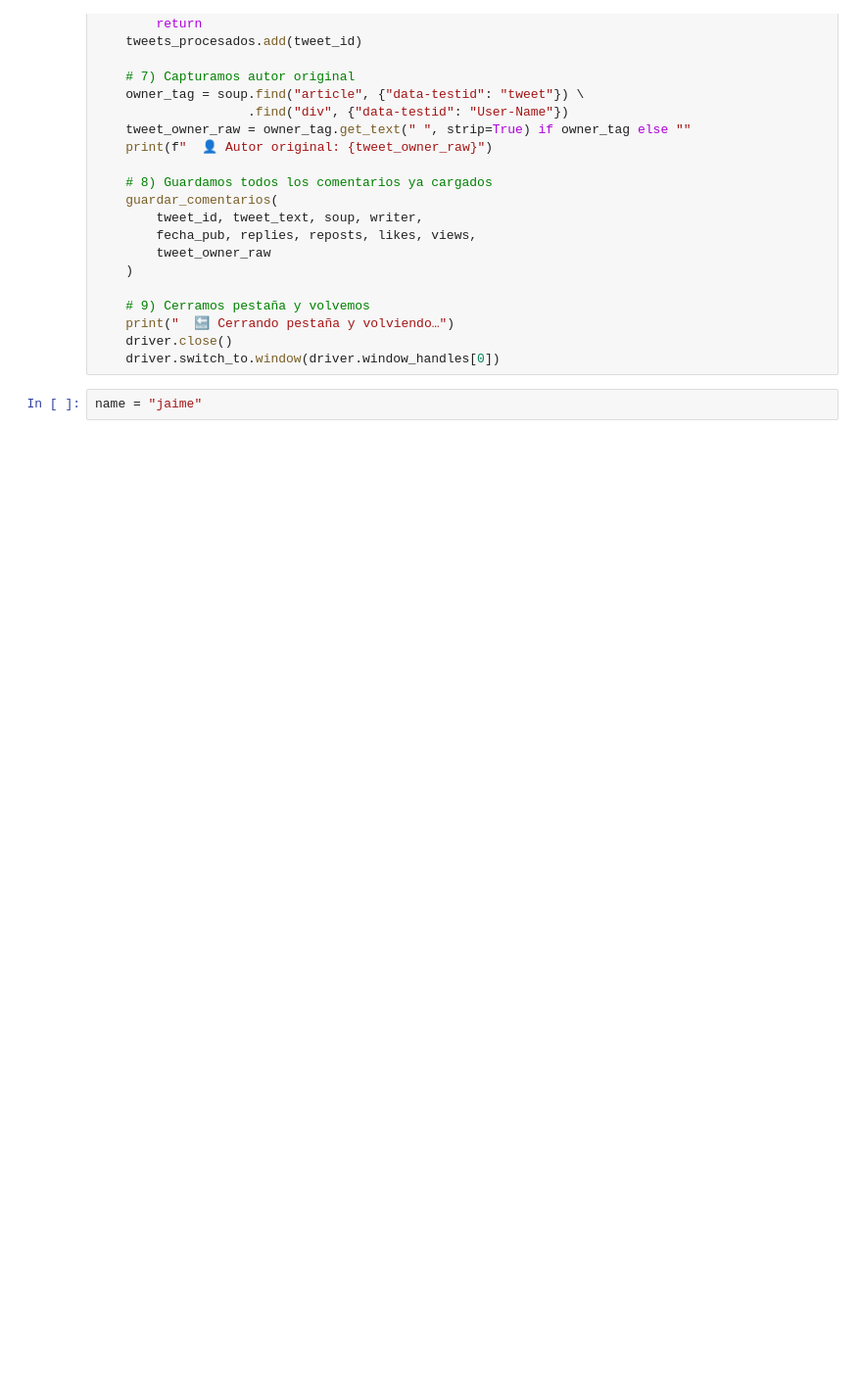
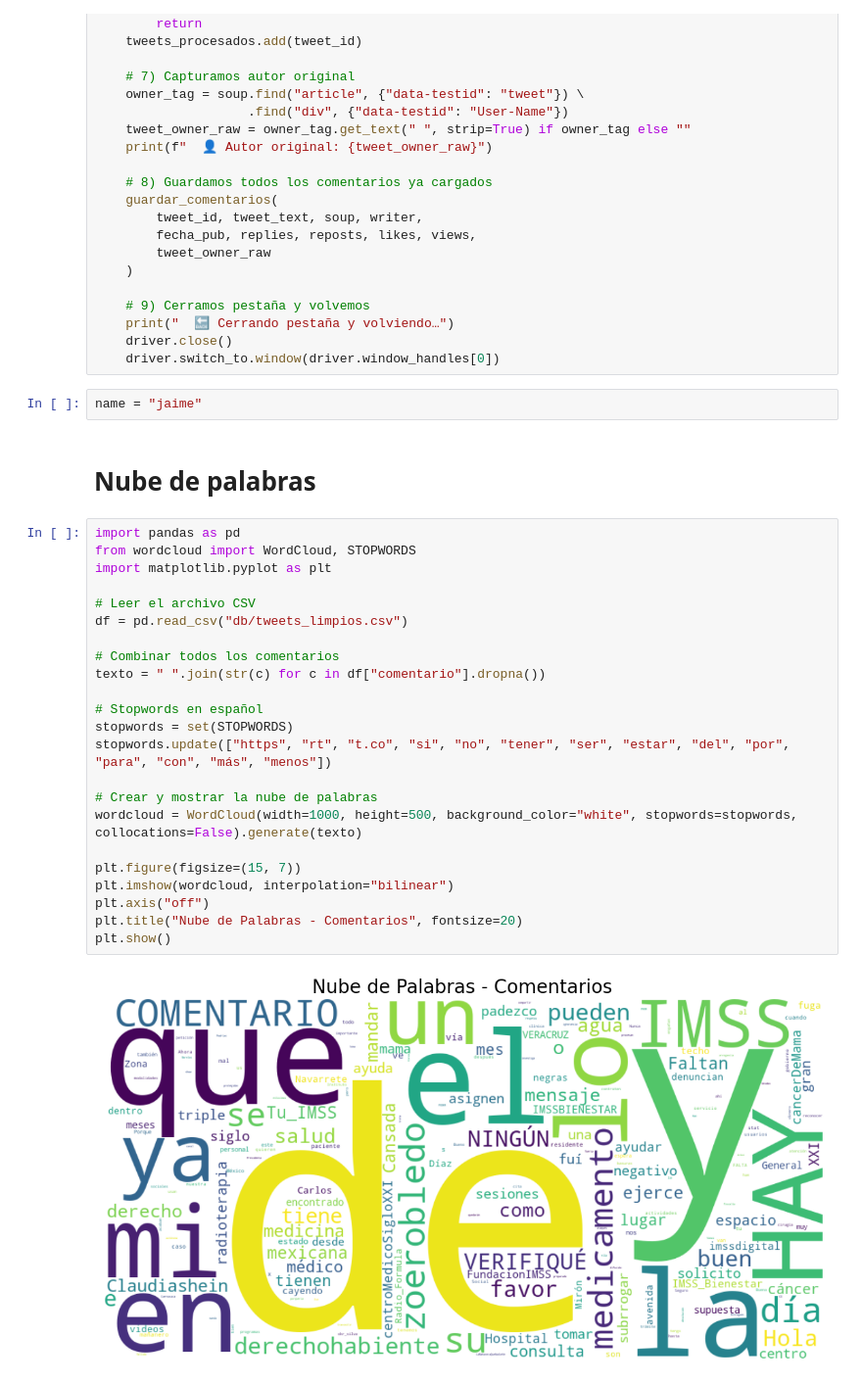
Before and after one commit to JaimeIngenia/Proyecto_IMSS, a Jupyter notebook: main.ipynb, the cells around one changed output. Shown: that part at 98% size. Saved outputs shown, nothing was run; the diff lists cells and outputs as text; blank space fills up the shorter version.

Commit message:
Nube palabras

```diff
--- a/main.ipynb
+++ b/main.ipynb
@@ -181,3 +181,30 @@ def procesar_tweet_por_url(driver, url, tweets_procesados, writer):
     driver.switch_to.window(driver.window_handles[0])
 # %%
 name = "jaime"
+# %% [markdown]
+# Nube de palabras
+# %%
+import pandas as pd
+from wordcloud import WordCloud, STOPWORDS
+import matplotlib.pyplot as plt
+
+# Leer el archivo CSV
+df = pd.read_csv("db/tweets_limpios.csv")
+
+# Combinar todos los comentarios
+texto = " ".join(str(c) for c in df["comentario"].dropna())
+
+# Stopwords en español
+stopwords = set(STOPWORDS)
+stopwords.update(["https", "rt", "t.co", "si", "no", "tener", "ser", "estar", "del", "por", "para", "con", "más", "menos"])
+
+# Crear y mostrar la nube de palabras
+wordcloud = WordCloud(width=1000, height=500, background_color="white", stopwords=stopwords, collocations=False).generate(texto)
+
+plt.figure(figsize=(15, 7))
+plt.imshow(wordcloud, interpolation="bilinear")
+plt.axis("off")
+plt.title("Nube de Palabras - Comentarios", fontsize=20)
+plt.show()
+# %% [output]
+[figure, added]
```
Also changed, not shown: parts of 4 cells of this notebook, 2 other files.
